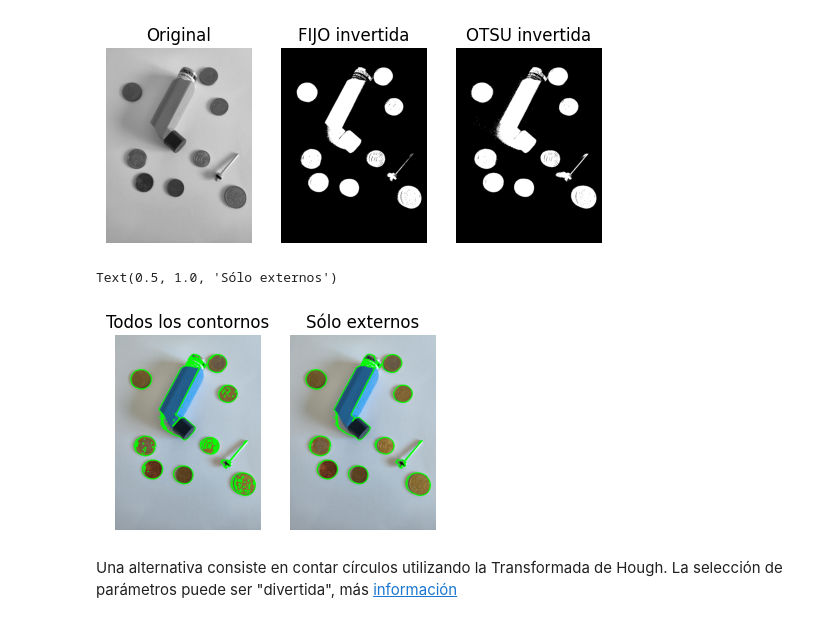
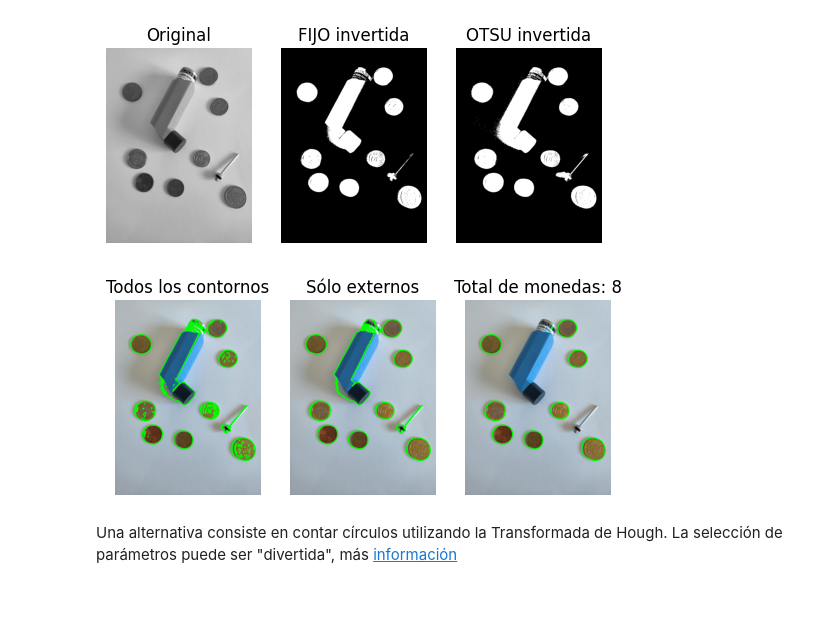
Before and after one commit to raulmat19/Vision-por-Computador, a Jupyter notebook: Práctica 3/VC_P3.ipynb, the cells around one changed output. Drawn from its saved outputs; the diff is of its cells as text; code cells hidden in the pictures.

```diff
--- a/Práctica 3/VC_P3.ipynb
+++ b/Práctica 3/VC_P3.ipynb
@@ -150,6 +151,7 @@ self_img = cv2.imread('monedas_y_objetos.jpg')
 self_img = cv2.resize(self_img, (600, 800))
 #OpenCV lee las imágenes en BGR, por lo que convertimos para visualizar RGB
 self_img_rgb = cv2.cvtColor(self_img, cv2.COLOR_BGR2RGB)
+self_img_rgb_copy = self_img_rgb.copy()
 
 plt.axis("off")
 plt.imshow(self_img_rgb)
@@ -203,35 +205,55 @@ Text(0.5, 1.0, 'OTSU invertida')
 # %%
 #Todos los contornos, externos e internos
 contornos, hierarchy = cv2.findContours(
     img_th1, #imagen
     cv2.RETR_TREE, #Modo de recuperación (lista, árbol, nivel superior)
     cv2.CHAIN_APPROX_SIMPLE #Método de aproximación del contorno
     )
 #Sólo contornos externos
 contornos2, hierarchy2 = cv2.findContours(img_th1,
     cv2.RETR_EXTERNAL ,
     cv2.CHAIN_APPROX_SIMPLE)
 
 # Dibuja sobre la imagen de entrada todos los contornos en verde
 #Cada vez que quiere pintar convierte img para no tener restos
 cv2.drawContours(self_img_rgb, contornos, -1, (0,255,0), 3)
 
 plt.subplot(131)
 plt.axis("off")
 plt.imshow(self_img_rgb)
 plt.title('Todos los contornos')
 
 # Dibuja sobre la imagen de entrada sólo contornos externos
 self_img_rgb = cv2.cvtColor(self_img, cv2.COLOR_BGR2RGB)
 cv2.drawContours(self_img_rgb, contornos2, -1, (0,255,0), 3)
 
 plt.subplot(132)
 plt.axis("off")
 plt.imshow(self_img_rgb)
 plt.title('Sólo externos')
+
+coin_count = 0
+for c in contornos2:
+    #Área
+    area = cv2.contourArea(c)
+    #Perímetro
+    perimetro = cv2.arcLength(c,True)
+
+    if area > 0 and perimetro > 0:
+        thinness_ratio = 4*math.pi*(area/(perimetro*perimetro))
+        if 0.65 <= thinness_ratio <= 1:
+            #Dibuja los contornos
+            cv2.drawContours(self_img_rgb_copy, [c], -1, (0,255,0), 3)
+            coin_count += 1
+
+
+plt.subplot(133)
+plt.axis("off")
+plt.imshow(self_img_rgb_copy)
+plt.title('Total de monedas: ' + str(coin_count))
+plt.show()
 # %% [output]
-Text(0.5, 1.0, 'Sólo externos')
-[figure, old version]
+[figure, new version]
 # %% [markdown]
 Una alternativa consiste en contar círculos utilizando la Transformada de Hough. La selección de parámetros puede ser "divertida", más [información](https://docs.opencv.org/4.x/da/d53/tutorial_py_houghcircles.html)
 # %%
```
Also changed, not shown: parts of 1 cell of this notebook.
